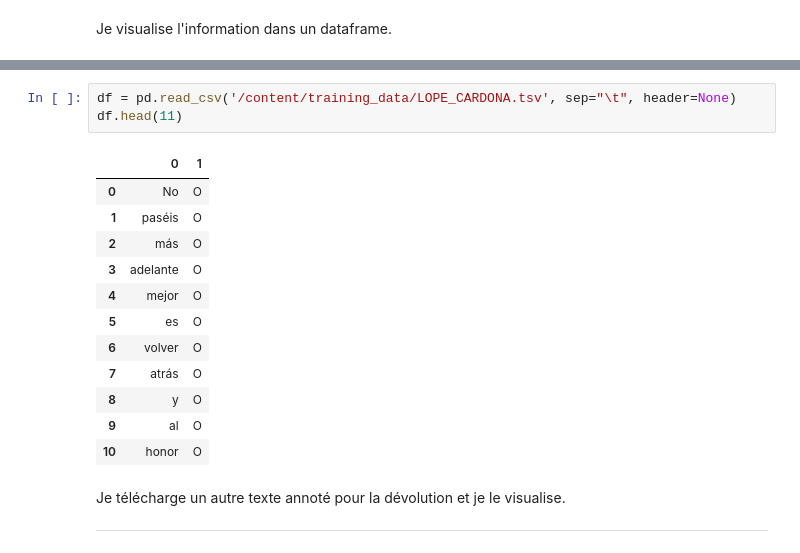
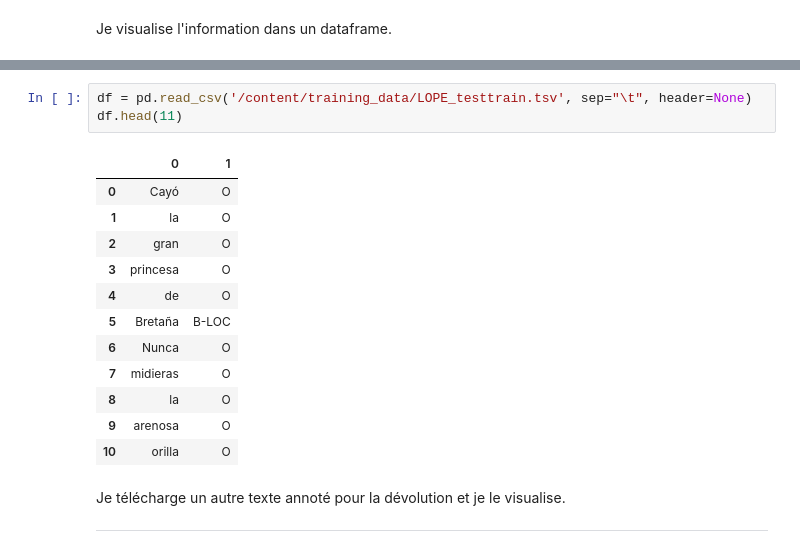
Before and after one commit to MiguelBetti/Cartographie_memoire, a Jupyter notebook: CartographieLope_2.ipynb, the cells around one changed output, grey strips where cells are left out. Drawn from its saved outputs; the diff is of its cells as text.

```diff
--- a/CartographieLope_2.ipynb
+++ b/CartographieLope_2.ipynb
@@ -101,19 +77,19 @@ Requirement already satisfied: six>=1.5 in /usr/local/lib/python3.8/dist-package
 # %%
-df = pd.read_csv('/content/training_data/LOPE_CARDONA.tsv', sep="\t", header=None)
+df = pd.read_csv('/content/training_data/LOPE_testtrain.tsv', sep="\t", header=None)
 df.head(11)
 # %% [output]
 |  | 0 | 1 |
-| 0 | No | O |
-| 1 | paséis | O |
-| 2 | más | O |
-| 3 | adelante | O |
-| 4 | mejor | O |
-| 5 | es | O |
-| 6 | volver | O |
-| 7 | atrás | O |
-| 8 | y | O |
-| 9 | al | O |
-| 10 | honor | O |
+| 0 | Cayó | O |
+| 1 | la | O |
+| 2 | gran | O |
+| 3 | princesa | O |
+| 4 | de | O |
+| 5 | Bretaña | B-LOC |
+| 6 | Nunca | O |
+| 7 | midieras | O |
+| 8 | la | O |
+| 9 | arenosa | O |
+| 10 | orilla | O |
 # %% [markdown]
 Je télécharge un autre texte annoté pour la dévolution et je le visualise.
 
```
Also changed, not shown: parts of 27 cells of this notebook.
